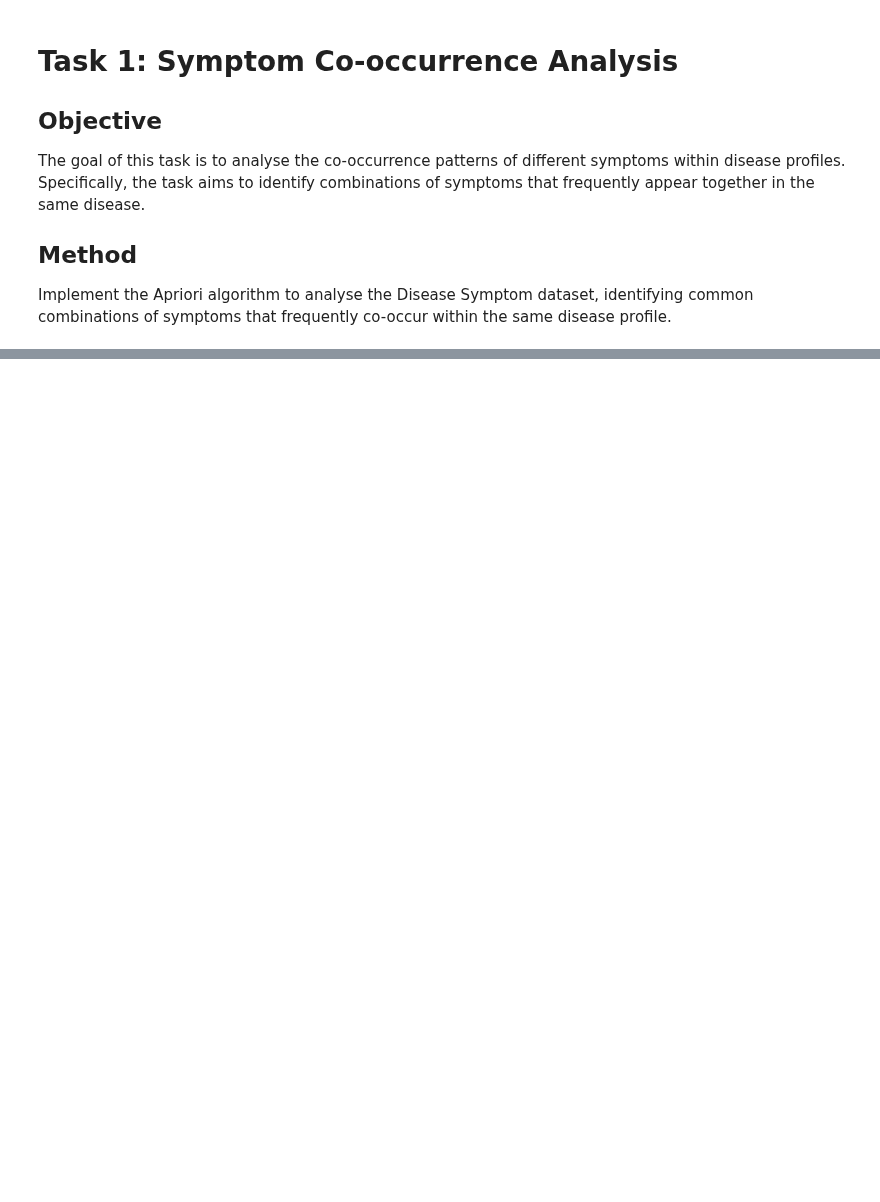
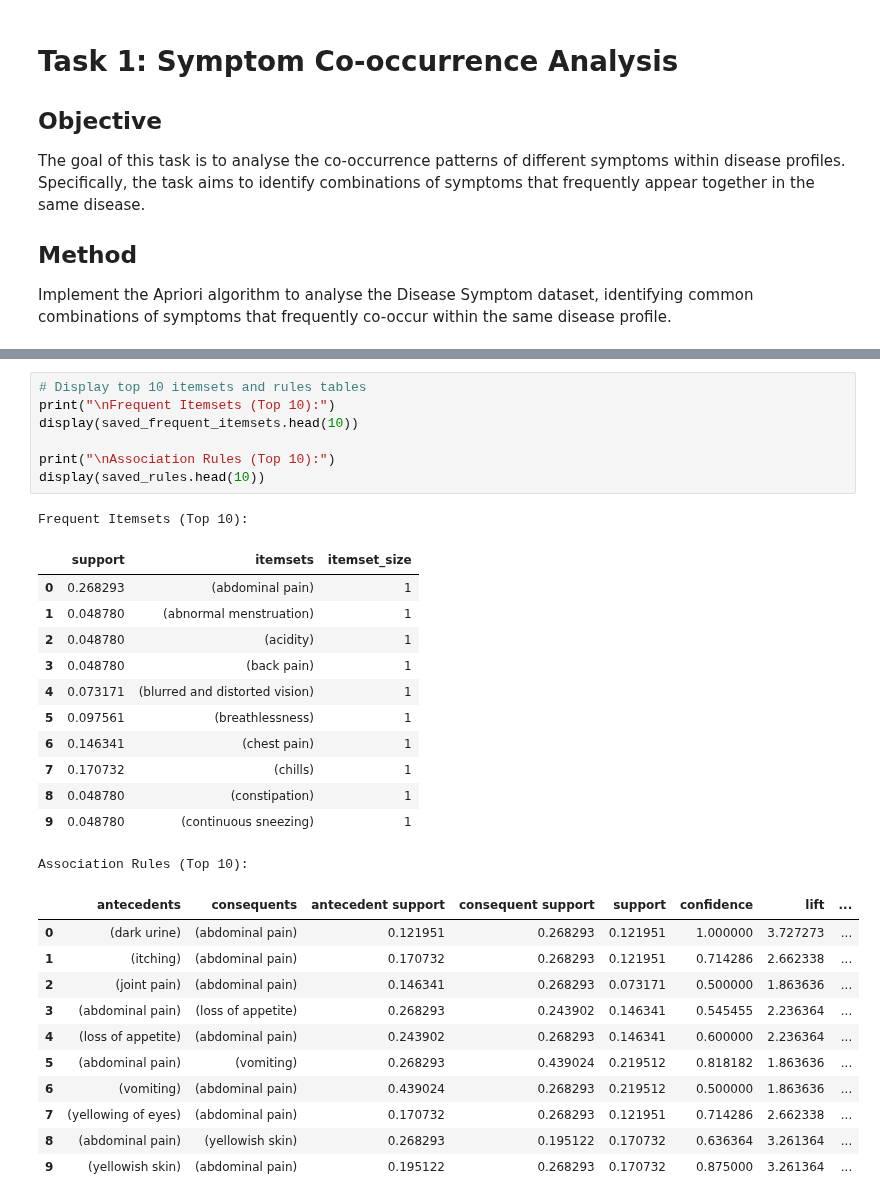
Before and after one commit to oscarqjh/SC4020-Group-Project-2, a Jupyter notebook: notebooks/task1/symptom_analysis.ipynb, the cells around one changed output, grey strips where cells are left out. Drawn from its saved outputs; the diff is of its cells as text; blank space fills up the shorter version.

```diff
--- a/notebooks/task1/symptom_analysis.ipynb
+++ b/notebooks/task1/symptom_analysis.ipynb
@@ -144,0 +383,32 @@ plt.show()
+# %%
+# Display top 10 itemsets and rules tables
+print("\nFrequent Itemsets (Top 10):")
+display(saved_frequent_itemsets.head(10))
+
+print("\nAssociation Rules (Top 10):")
+display(saved_rules.head(10))
+# %% [output]
+Frequent Itemsets (Top 10):
+|  | support | itemsets | itemset_size |
+| 0 | 0.268293 | (abdominal pain) | 1 |
+| 1 | 0.048780 | (abnormal menstruation) | 1 |
+| 2 | 0.048780 | (acidity) | 1 |
+| 3 | 0.048780 | (back pain) | 1 |
+| 4 | 0.073171 | (blurred and distorted vision) | 1 |
+| 5 | 0.097561 | (breathlessness) | 1 |
+| 6 | 0.146341 | (chest pain) | 1 |
+| 7 | 0.170732 | (chills) | 1 |
+| 8 | 0.048780 | (constipation) | 1 |
+| 9 | 0.048780 | (continuous sneezing) | 1 |
+Association Rules (Top 10):
+|  | antecedents | consequents | antecedent support | consequent support | support | confidence | lift | ... |
+| 0 | (dark urine) | (abdominal pain) | 0.121951 | 0.268293 | 0.121951 | 1.000000 | 3.727273 | ... |
+| 1 | (itching) | (abdominal pain) | 0.170732 | 0.268293 | 0.121951 | 0.714286 | 2.662338 | ... |
+| 2 | (joint pain) | (abdominal pain) | 0.146341 | 0.268293 | 0.073171 | 0.500000 | 1.863636 | ... |
+| 3 | (abdominal pain) | (loss of appetite) | 0.268293 | 0.243902 | 0.146341 | 0.545455 | 2.236364 | ... |
+| 4 | (loss of appetite) | (abdominal pain) | 0.243902 | 0.268293 | 0.146341 | 0.600000 | 2.236364 | ... |
+| 5 | (abdominal pain) | (vomiting) | 0.268293 | 0.439024 | 0.219512 | 0.818182 | 1.863636 | ... |
+| 6 | (vomiting) | (abdominal pain) | 0.439024 | 0.268293 | 0.219512 | 0.500000 | 1.863636 | ... |
+| 7 | (yellowing of eyes) | (abdominal pain) | 0.170732 | 0.268293 | 0.121951 | 0.714286 | 2.662338 | ... |
+| 8 | (abdominal pain) | (yellowish skin) | 0.268293 | 0.195122 | 0.170732 | 0.636364 | 3.261364 | ... |
+| 9 | (yellowish skin) | (abdominal pain) | 0.195122 | 0.268293 | 0.170732 | 0.875000 | 3.261364 | ... |
```
Also changed, not shown: parts of 47 cells of this notebook, 3 other files.
